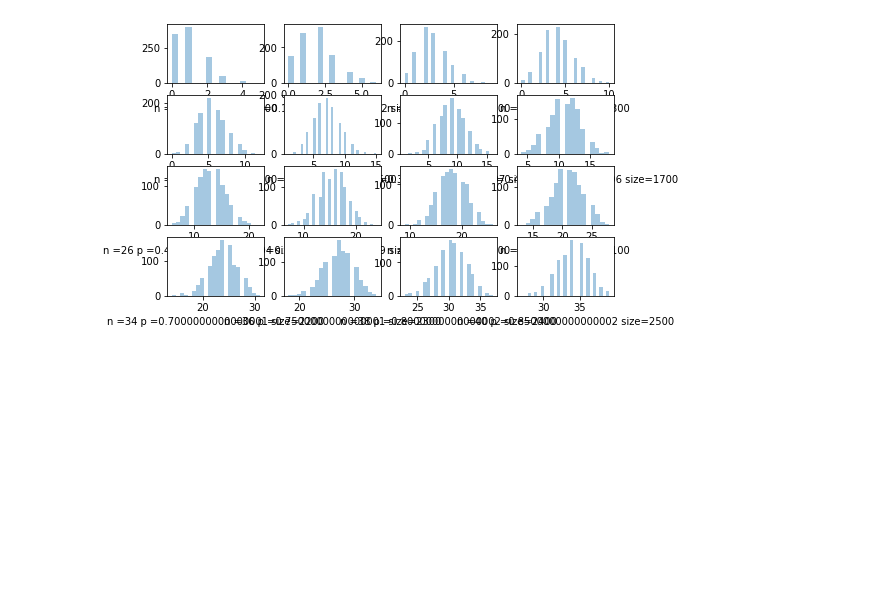
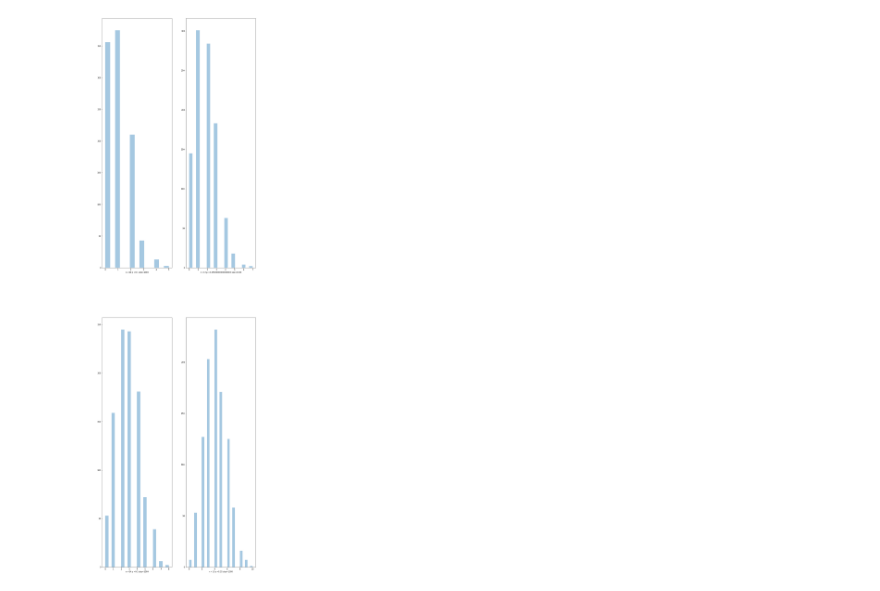
Before and after one commit to nimritee/python_udemy_course, a Jupyter notebook: DataScience/Binomial Distribution.ipynb, the cells around one changed output. Saved outputs shown, nothing was run; the diff lists cells and outputs as text; code cells hidden in the pictures; blank space fills up the shorter version.

```diff
--- a/DataScience/Binomial Distribution.ipynb
+++ b/DataScience/Binomial Distribution.ipynb
@@ -10,16 +10,16 @@ import matplotlib.pyplot as plt
 import seaborn as sns
 # %%
 # Plot the graph
-fig, ax = plt.subplots(nrows=4, ncols=4, figsize=(8,5))
+fig, ax = plt.subplots(nrows=2, ncols=2, figsize=(15,55))
 n=10
 p = 0.1
 size =1000
-for i,ax in zip(range(16),ax.ravel()):
+for i,ax in zip(range(4),ax.ravel()):
     sns.distplot(random.binomial(n=n, p=p, size=1000), hist=True, kde=False, ax=ax)
     ax.set(xlabel='n ={} p ={} size={}'.format(n,p,size))
     n = n + 2
     p = p + 0.05
     size = size + 100
 plt.show()
 # %% [output]
-[figure, old version]
+[figure, new version]
```
Also changed, not shown: 6 other files.
